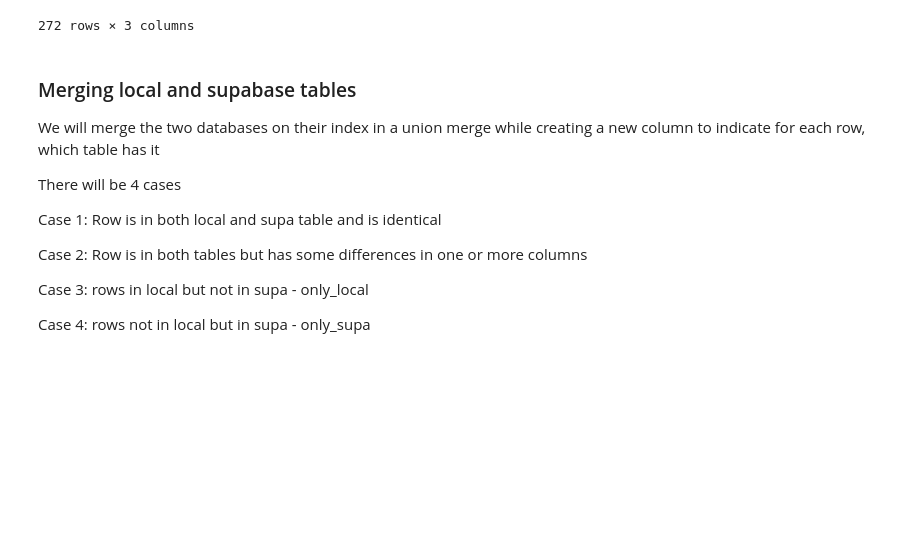
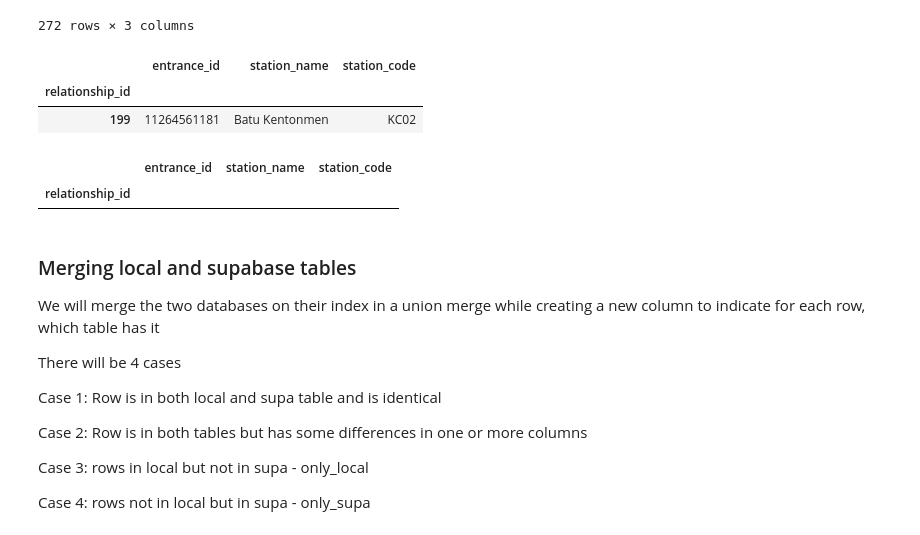
Before and after one commit to nabilersyad/transit-stations-database, a Jupyter notebook: 5_csv2supabase.ipynb, the cells around one changed output. Saved outputs shown, nothing was run; the diff lists cells and outputs as text; code cells hidden in the pictures; blank space fills up the shorter version.

Commit message:
update data

```diff
--- a/5_csv2supabase.ipynb
+++ b/5_csv2supabase.ipynb
@@ -471,6 +472,17 @@ station_entrances_data_supa
 | 270 | 5044809585 | Tun Razak Exchange (PY) | PY23 |
 | 271 | 5044809586 | Tun Razak Exchange (PY) | PY23 |
 272 rows × 3 columns
+# %%
+station_entrances_data_local[station_entrances_data_local['station_code']=='KC02']
+# %% [output]
+|  | entrance_id | station_name | station_code |
+| relationship_id |  |  |  |
+| 199 | 11264561181 | Batu Kentonmen | KC02 |
+# %%
+station_entrances_data_supa[station_entrances_data_supa['station_code']=='KC02']
+# %% [output]
+|  | entrance_id | station_name | station_code |
+| relationship_id |  |  |  |
 # %% [markdown]
 ### Merging local and supabase tables
 
```
Also changed, not shown: parts of 5 cells of this notebook, 7 other files.
